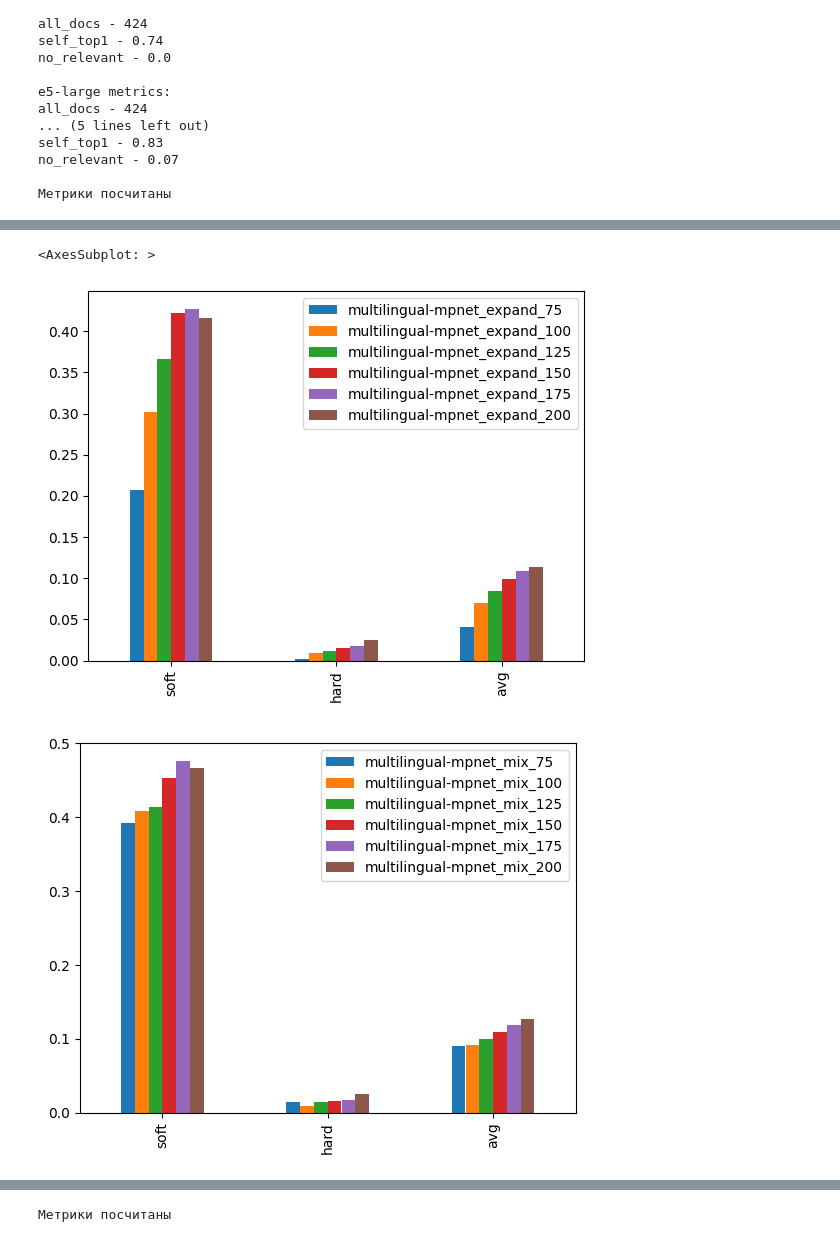
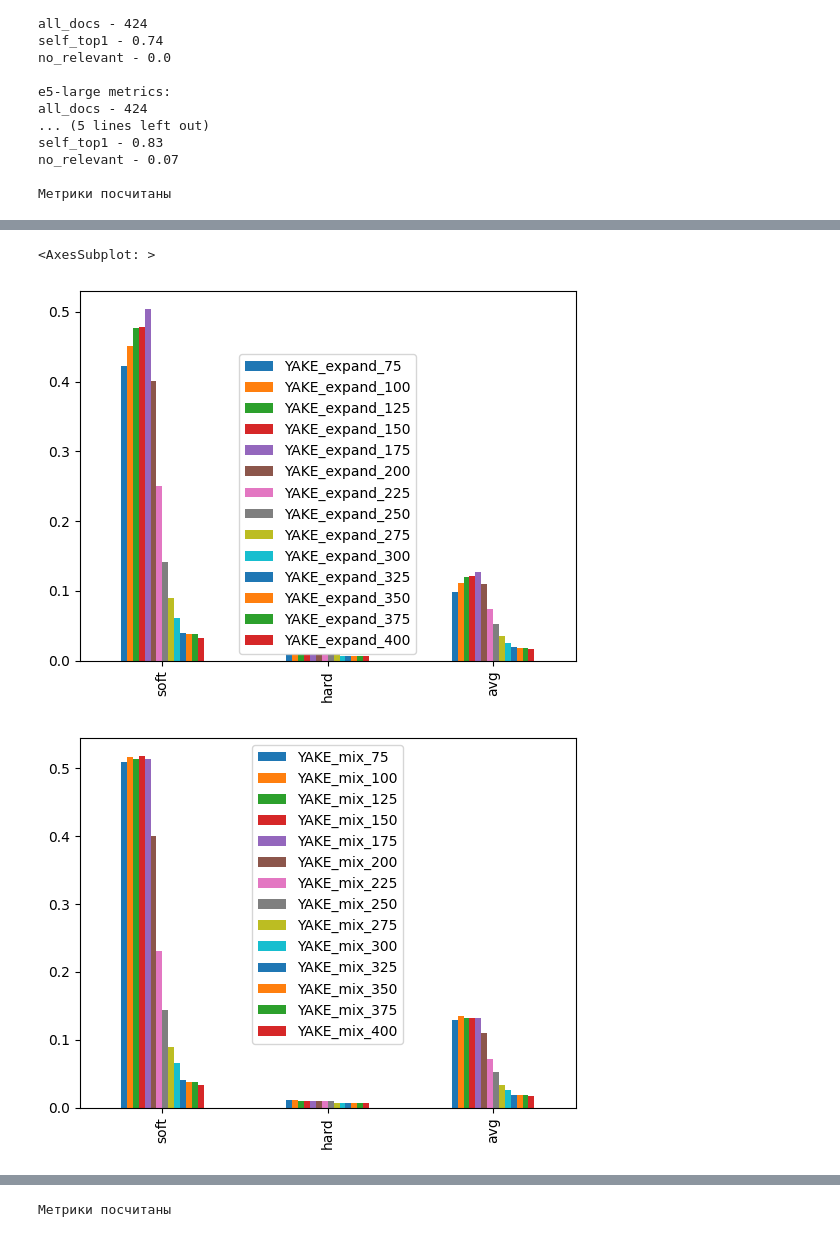
Before and after one commit to Ramnck/term-vector-extraction, a Jupyter notebook: vaildate.ipynb, the cells around one changed output, grey strips where cells are left out. Cells and saved outputs as stored; diff of their text form; code cells hidden in the pictures.

```diff
--- a/vaildate.ipynb
+++ b/vaildate.ipynb
@@ -1,6 +1,6 @@
 # %%
-name_of_experiment = "500_raw_rel"
-output_file = "eval56.json"
+name_of_experiment = "500_raw_re"
+output_file = "evalC.json"
 # %%
 # Посчитать метрики
 from documents import FileSystem
@@ -158,10 +158,11 @@ import matplotlib.pyplot as plt
 
 
 base_path = Path("data") / "eval"
-with open(base_path / "eval.json", encoding="utf-8") as file:
+with open(base_path / "evalC.json", encoding="utf-8") as file:
     rawdata = json.load(file)
 
 metrics = ["soft", "hard", "avg"]
+# metrics = ["soft", "hard", "avg"]
 
 yake = {
     k: {k1: v1 for k1, v1 in v.items() if k1 in metrics}
@@ -173,33 +174,33 @@ e5 = {
     for k, v in rawdata.items()
     if "e5" in k
 }
 mpnet = {
     k: {k1: v1 for k1, v1 in v.items() if k1 in metrics}
     for k, v in rawdata.items()
     if "mpnet" in k
 }
 
 methods = ["expand", "mix", "shuffle", "raw"]
 
 
-data = mpnet
+data = yake
 
 data_dict = {}
 for method in methods:
     data_dict[method] = {k: v for k, v in data.items() if method in k}
 
 
 exp = pd.DataFrame(data_dict["expand"])
 mix = pd.DataFrame(data_dict["mix"])
 shuf = pd.DataFrame(data_dict["shuffle"])
 raw = pd.DataFrame(data_dict["raw"])
 
 
 exp.plot.bar()
 mix.plot.bar()
 shuf.plot.bar()
 raw.plot.bar()
 # %% [output]
 <AxesSubplot: >
-[figure, old version]
+[figure, new version]
-[figure, old version]
+[figure, new version]
```
Also changed, not shown: parts of 4 cells of this notebook, 7 other files.
